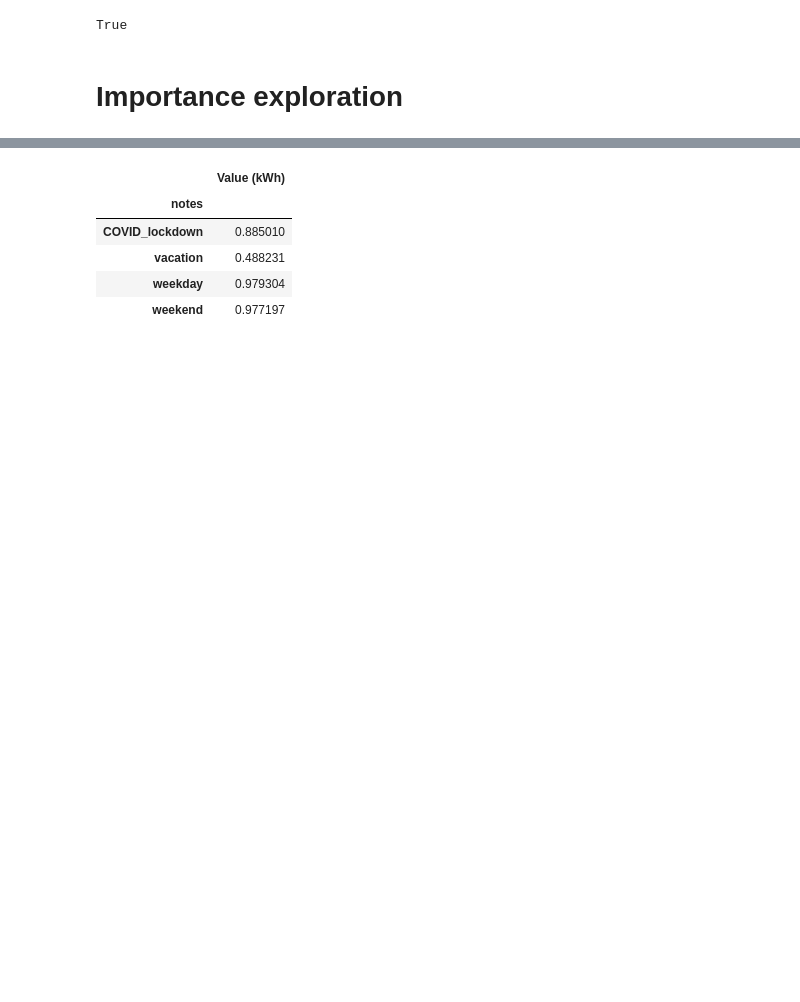
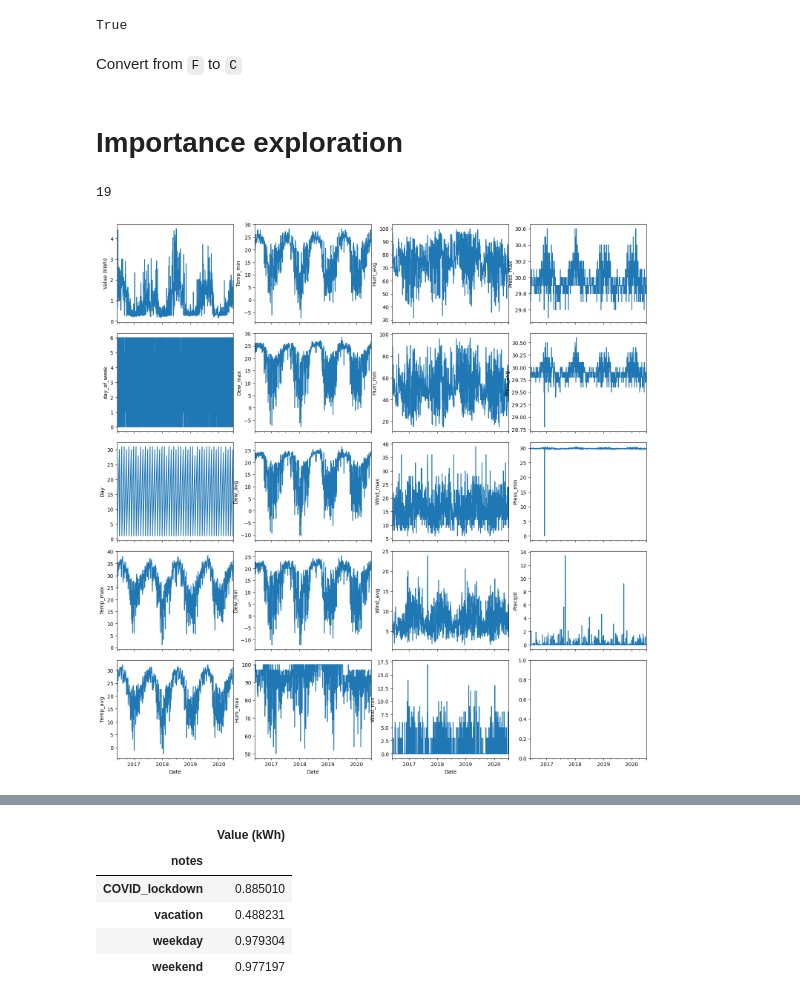
Before and after one commit to Felecort/GLST, a Jupyter notebook: Task1/EDA.ipynb, the cells around one changed output, grey strips where cells are left out. Cells and saved outputs as stored; diff of their text form; code cells hidden in the pictures; blank space fills up the shorter version.

```diff
--- a/Task1/EDA.ipynb
+++ b/Task1/EDA.ipynb
@@ -114,12 +157,28 @@ data = pd.merge(left=energy, right=weather, how="inner", on=["Date", "day_of_wee
 ((data["Date"] + pd.DateOffset(1) - data["Date"]) == pd.Timedelta("1 days")).all()
 # %% [output]
 True
+# %% [markdown]
+Convert from `F` to `C`
 # %%
 data[['Temp_max', 'Temp_avg', 'Temp_min', 'Dew_max', 'Dew_avg', 'Dew_min']] = (data[['Temp_max', 'Temp_avg', 'Temp_min', 'Dew_max', 'Dew_avg', 'Dew_min']] - 32) * 5/9
 # %%
 data.set_index("Date", inplace=True)
 # %% [markdown]
 # Importance exploration
+# %%
+num_columns = data.select_dtypes(include=np.number).columns.tolist()
+len(num_columns)
+# %% [output]
+19
+# %%
+fig, axis = plt.subplots(5, 4, figsize=(15, 15), sharex=True)
+fig.tight_layout()
+for i, num_col in enumerate(num_columns):
+    row = i % 5
+    col = i // 5
+    data.plot(y=[num_col], ax=axis[row][col], xlabel=None, ylabel=num_col, legend=None)
+# %% [output]
+[figure, added]
 # %%
 corr = data.corr(numeric_only=True)
 corr.style.background_gradient(cmap='coolwarm')
```
Also changed, not shown: parts of 13 cells of this notebook.
